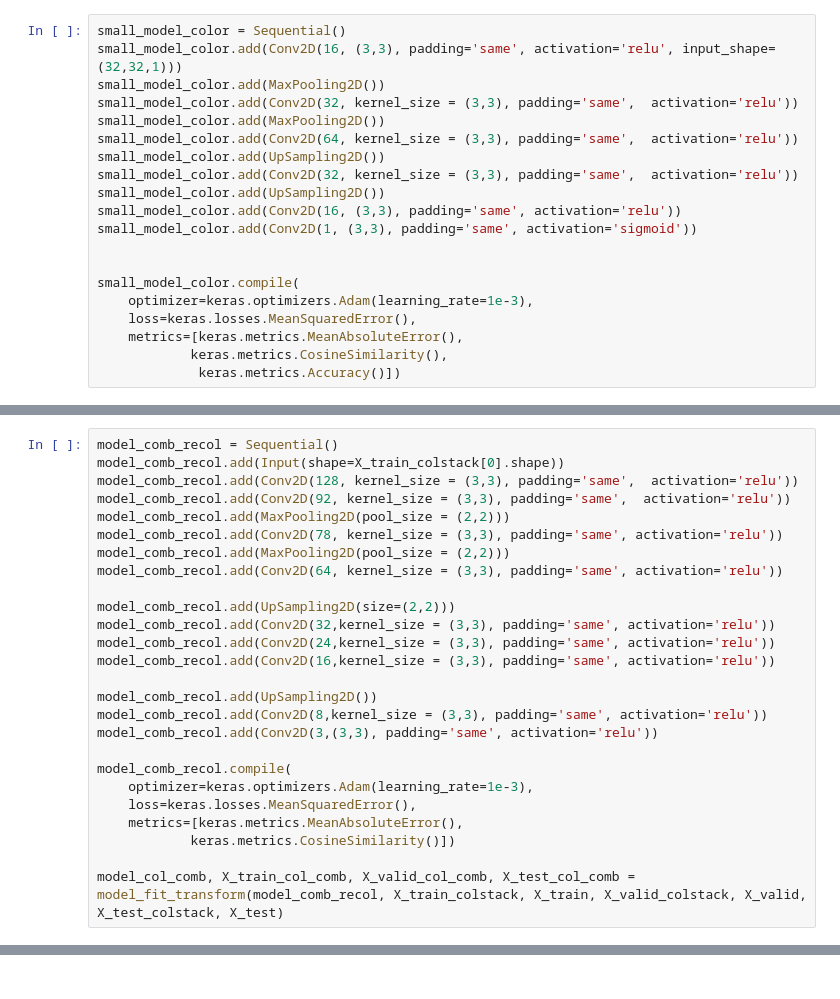
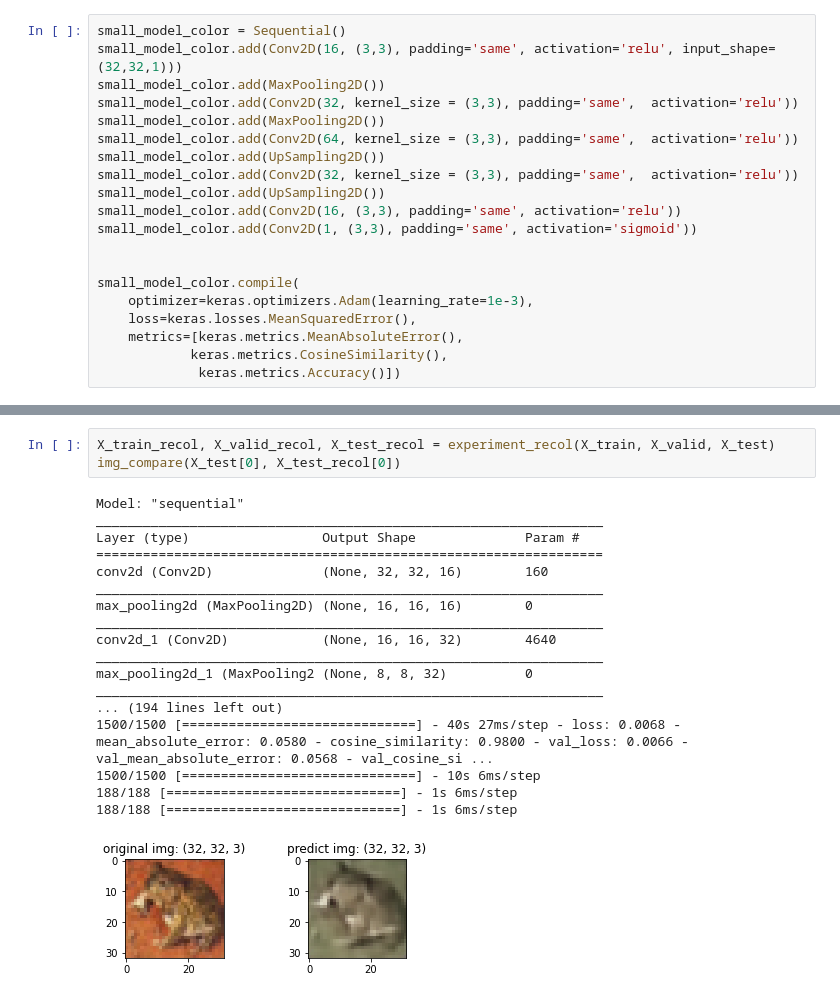
Before and after one commit to unofficial-Jona/ACML, a Jupyter notebook: convolutional autoencoders.ipynb, the cells around one changed output, grey strips where cells are left out. Drawn from its saved outputs; the diff is of its cells as text.

```diff
--- a/convolutional autoencoders.ipynb
+++ b/convolutional autoencoders.ipynb
@@ -638,26 +674,0 @@ X_test_colstack = np.stack((X_test_r, X_test_g, X_valid_b, X_valid_gray), 3).res
-# %%
-model_comb_recol = Sequential()
-model_comb_recol.add(Input(shape=X_train_colstack[0].shape))
-model_comb_recol.add(Conv2D(128, kernel_size = (3,3), padding='same',  activation='relu'))
-model_comb_recol.add(Conv2D(92, kernel_size = (3,3), padding='same',  activation='relu'))
-model_comb_recol.add(MaxPooling2D(pool_size = (2,2)))
-model_comb_recol.add(Conv2D(78, kernel_size = (3,3), padding='same', activation='relu'))
-model_comb_recol.add(MaxPooling2D(pool_size = (2,2)))
-model_comb_recol.add(Conv2D(64, kernel_size = (3,3), padding='same', activation='relu'))
-
-model_comb_recol.add(UpSampling2D(size=(2,2)))
-model_comb_recol.add(Conv2D(32,kernel_size = (3,3), padding='same', activation='relu'))
-model_comb_recol.add(Conv2D(24,kernel_size = (3,3), padding='same', activation='relu'))
-model_comb_recol.add(Conv2D(16,kernel_size = (3,3), padding='same', activation='relu'))
-
-model_comb_recol.add(UpSampling2D())
-model_comb_recol.add(Conv2D(8,kernel_size = (3,3), padding='same', activation='relu'))
-model_comb_recol.add(Conv2D(3,(3,3), padding='same', activation='relu'))
-
-model_comb_recol.compile(
-    optimizer=keras.optimizers.Adam(learning_rate=1e-3),
-    loss=keras.losses.MeanSquaredError(),
-    metrics=[keras.metrics.MeanAbsoluteError(),
-            keras.metrics.CosineSimilarity()])
-
-model_col_comb, X_train_col_comb, X_valid_col_comb, X_test_col_comb = model_fit_transform(model_comb_recol, X_train_colstack, X_train, X_valid_colstack, X_valid, X_test_colstack, X_test)
@@ -665,0 +735,22 @@ img_compare(X_test[0], X_test_col_comb[0])
+# %%
+X_train_recol, X_valid_recol, X_test_recol = experiment_recol(X_train, X_valid, X_test)
+img_compare(X_test[0], X_test_recol[0])
+# %% [output]
+Model: "sequential"
+_________________________________________________________________
+Layer (type)                 Output Shape              Param #
+=================================================================
+conv2d (Conv2D)              (None, 32, 32, 16)        160
+_________________________________________________________________
+max_pooling2d (MaxPooling2D) (None, 16, 16, 16)        0
+_________________________________________________________________
+conv2d_1 (Conv2D)            (None, 16, 16, 32)        4640
+_________________________________________________________________
+max_pooling2d_1 (MaxPooling2 (None, 8, 8, 32)          0
+_________________________________________________________________
+... (194 lines left out)
+1500/1500 [==============================] - 40s 27ms/step - loss: 0.0068 - mean_absolute_error: 0.0580 - cosine_similarity: 0.9800 - val_loss: 0.0066 - val_mean_absolute_error: 0.0568 - val_cosine_si ...
+1500/1500 [==============================] - 10s 6ms/step
+188/188 [==============================] - 1s 6ms/step
+188/188 [==============================] - 1s 6ms/step
+[figure, added]
```
Also changed, not shown: parts of 11 cells of this notebook.
